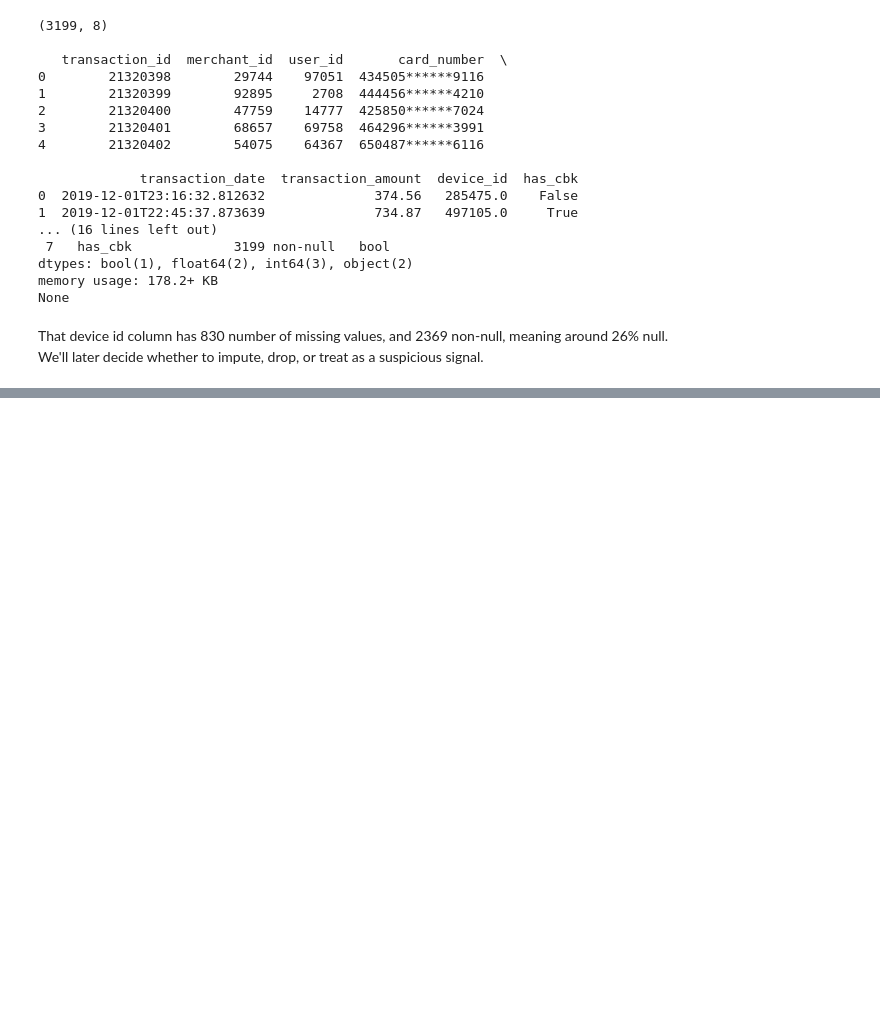
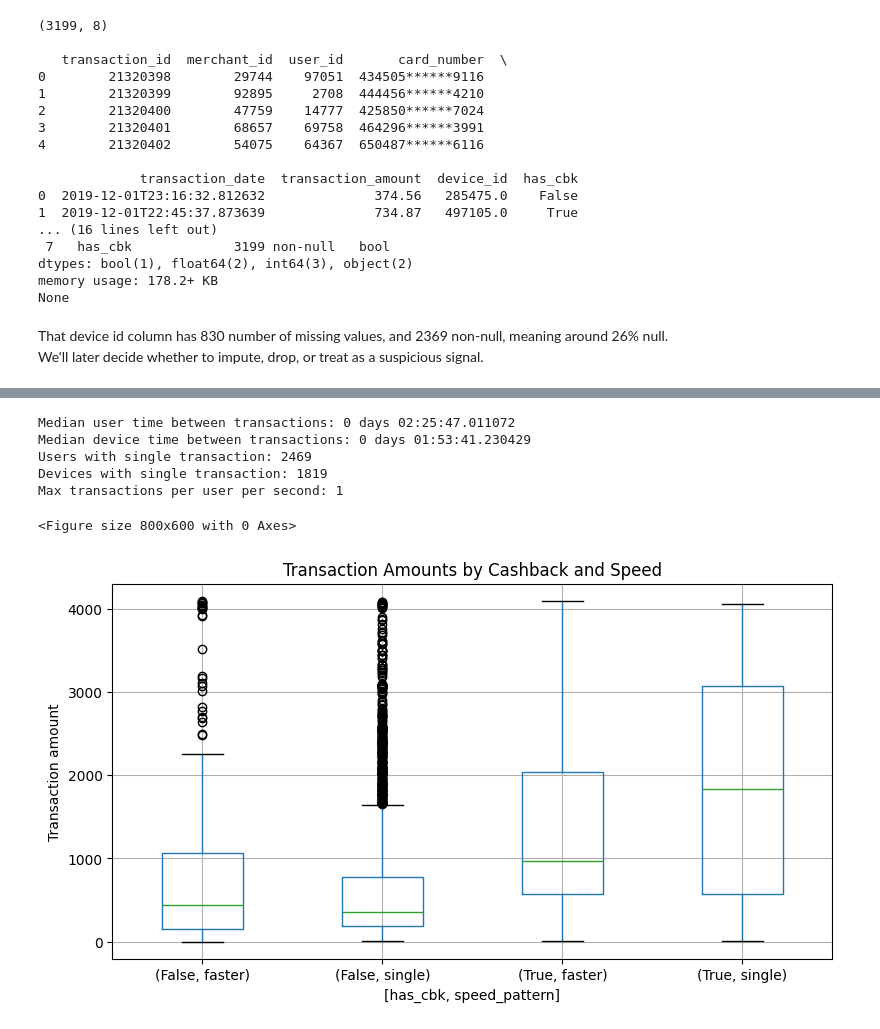
Before and after one commit to IanEspinoso/jindouyun, a Jupyter notebook: data_analysis.ipynb, the cells around one changed output, grey strips where cells are left out. Saved outputs shown, nothing was run; the diff lists cells and outputs as text; code cells hidden in the pictures; blank space fills up the shorter version.

```diff
--- a/data_analysis.ipynb
+++ b/data_analysis.ipynb
@@ -90,0 +61,19 @@ The goal is to look for spikes or dips, comparing many timeframes, like day, wee
+# %%
+# Check has_cbk
+print(df["has_cbk"].unique())
+
+# Parse datetime column safely
+df['transaction_date'] = pd.to_datetime(df['transaction_date'], errors='coerce')
+
+# Transaction values as booleans: high-value transaction (>= 50,000)
+df['is_high_value'] = df['transaction_amount'] >= 50_000
+
+# Day periods as boolean: night transaction (22:00 – 06:00)
+df['is_night'] = df['transaction_date'].dt.hour.isin(list(range(22, 24)) + list(range(0, 6)))
+
+# Inspect work done
+print(df[['transaction_date', 'transaction_amount', 'is_high_value', 'is_night']].head())
+
+# Calculate the counted percentage of transactions that is a chargeback
+cbk_rate = df["has_cbk"].mean() * 100
+print(f"Chargeback percentage: {cbk_rate:.2f}%")
@@ -90,0 +127,52 @@ The goal is to look for spikes or dips, comparing many timeframes, like day, wee
+# %%
+# Median time between transactions
+def median_diff(group):
+    if len(group) <= 1:
+        return pd.NaT
+    return group.sort_values().diff().median()
+
+median_user = df.groupby('user_id')['transaction_date'].apply(median_diff).dropna()
+median_device = df.groupby('device_id')['transaction_date'].apply(median_diff).dropna()
+
+print("Median user time between transactions:", median_user.median())
+print("Median device time between transactions:", median_device.median())
+
+# Count of single transactions
+user_counts = df['user_id'].value_counts()
+device_counts = df['device_id'].value_counts()
+print("Users with single transaction:", (user_counts == 1).sum())
+print("Devices with single transaction:", (device_counts == 1).sum())
+
+# Transactions in the same second by user or device
+df['tx_second'] = df['transaction_date'].dt.floor('s')
+dupes_user = df[df.duplicated(subset=['user_id','tx_second'], keep=False)]
+dupes_device = df[df.duplicated(subset=['device_id','tx_second'], keep=False)]
+
+print("Max transactions per user per second:", df.groupby(['user_id','tx_second']).size().max())
+
+# Boxplots (cashback vs. transaction speed patterns)
+# Add flags
+df['user_median'] = df['user_id'].map(median_user)
+df['time_diff'] = df.groupby('user_id')['transaction_date'].diff()
+df['faster_than_median'] = df['time_diff'] < df['user_median']
+df['single_tx'] = df['user_id'].map(user_counts) == 1
+
+# Ensure categories for plotting
+df['speed_pattern'] = pd.NA
+df.loc[df['single_tx'], 'speed_pattern'] = 'single'
+df.loc[df['faster_than_median'] == True, 'speed_pattern'] = 'faster'
+
+plt.figure(figsize=(8,6))
+df.boxplot(column='transaction_amount', by=['has_cbk','speed_pattern'])
+plt.title("Transaction Amounts by Cashback and Speed")
+plt.suptitle("")
+plt.ylabel("Transaction amount")
+plt.show()
+# %% [output]
+Median user time between transactions: 0 days 02:25:47.011072
+Median device time between transactions: 0 days 01:53:41.230429
+Users with single transaction: 2469
+Devices with single transaction: 1819
+Max transactions per user per second: 1
+<Figure size 800x600 with 0 Axes>
+[figure, added]
```
Also changed, not shown: parts of 33 cells of this notebook, 1 other file.
